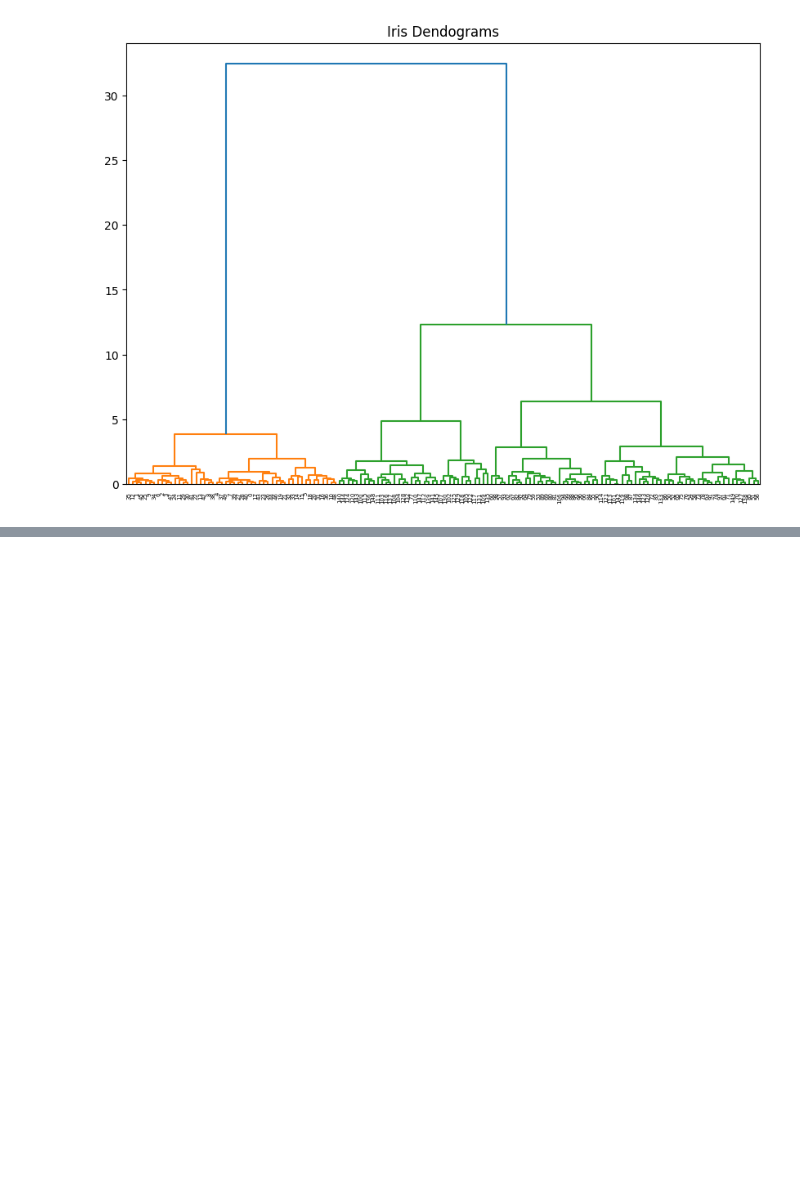
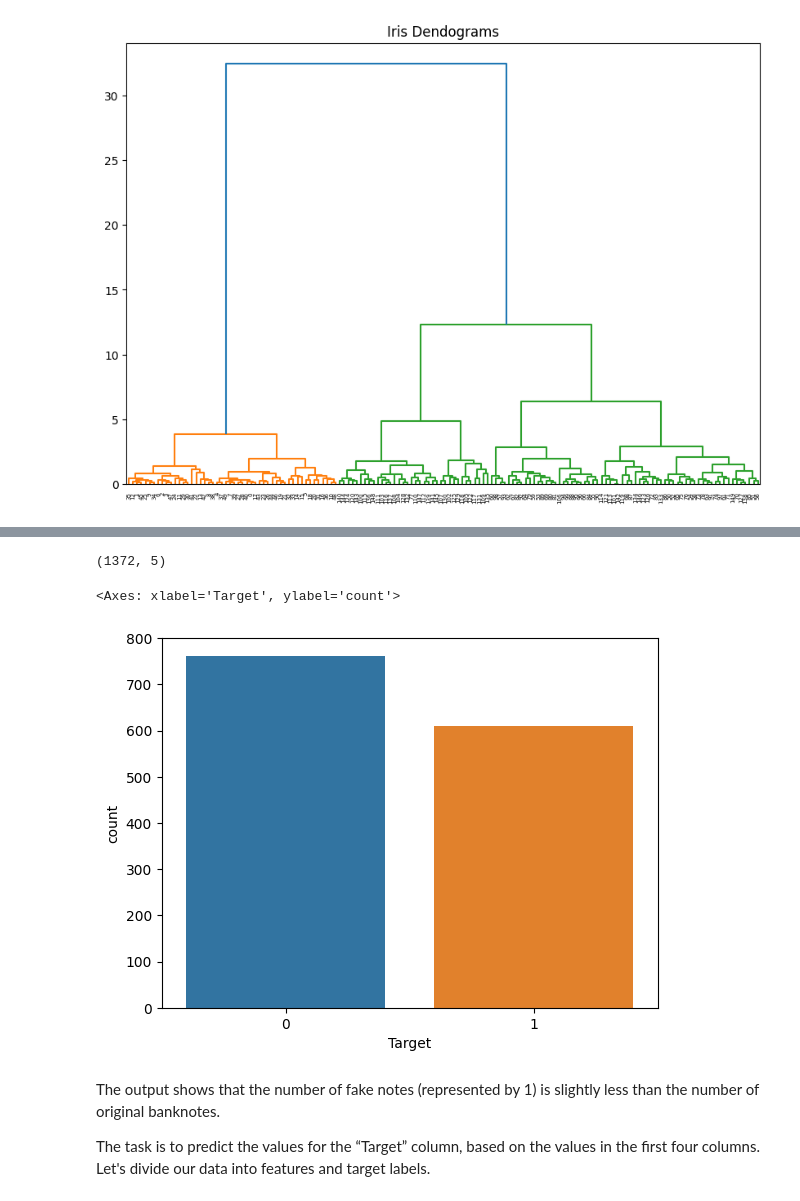
Before and after one commit to rOluochKe/learning-ds-ml, a Jupyter notebook: Learning_DS_and_ML.ipynb, the cells around one changed output, grey strips where cells are left out. Cells and saved outputs as stored; diff of their text form; code cells hidden in the pictures; blank space fills up the shorter version.

```diff
--- a/Learning_DS_and_ML.ipynb
+++ b/Learning_DS_and_ML.ipynb
@@ -2087,0 +2151,3 @@ dend = shc.dendrogram(shc.linkage(features, method='ward'))
+# %%
+banknote_data = pd.read_csv('bank_notes.csv')
+banknote_data.head()
@@ -2087,0 +2161,13 @@ dend = shc.dendrogram(shc.linkage(features, method='ward'))
+# %%
+banknote_data.shape
+# %% [output]
+(1372, 5)
+# %%
+sns.countplot(x='Target', data=banknote_data)
+# %% [output]
+<Axes: xlabel='Target', ylabel='count'>
+[figure, added]
+# %% [markdown]
+The output shows that the number of fake notes (represented by 1) is slightly less than the number of original banknotes.
+
+The task is to predict the values for the “Target” column, based on the values in the first four columns. Let's divide our data into features and target labels.
```
Also changed, not shown: parts of 69 cells of this notebook.
